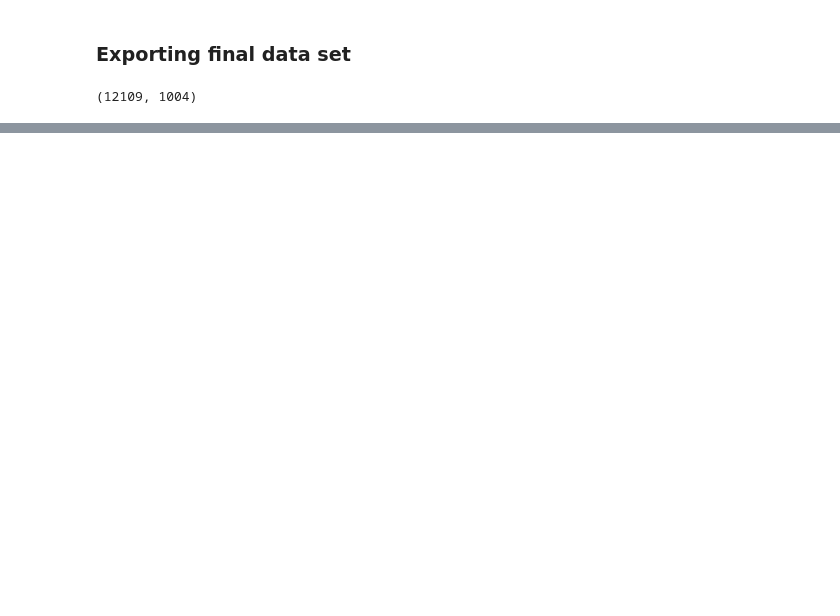
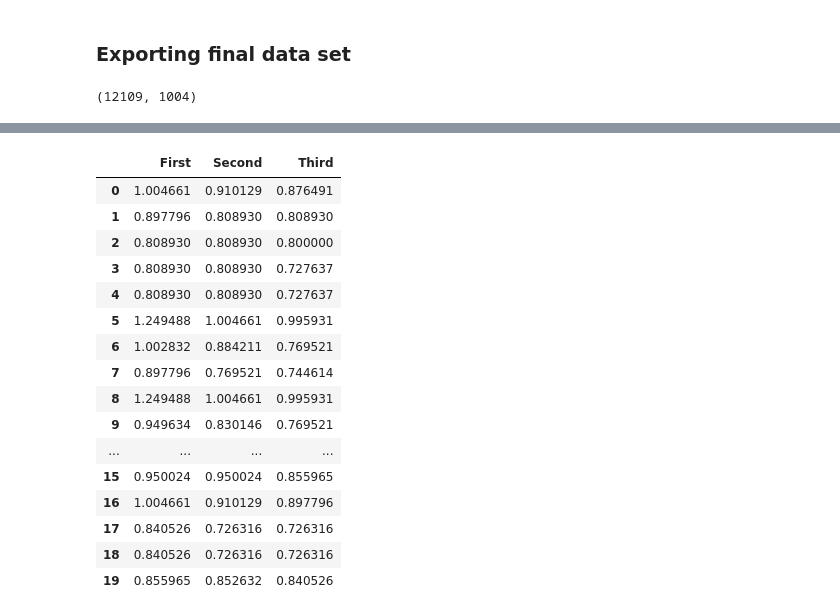
Before and after one commit to Evan-Callaghan/CPSC-453-Seminar, a Jupyter notebook: Project Items/Blockbuster_Clean.ipynb, the cells around one changed output, grey strips where cells are left out. Drawn from its saved outputs; the diff is of its cells as text; code cells hidden in the pictures; blank space fills up the shorter version.

```diff
--- a/Project Items/Blockbuster_Clean.ipynb
+++ b/Project Items/Blockbuster_Clean.ipynb
@@ -202,7 +202,7 @@ movie.shape
 # %%
 movie.to_csv('blockbuster.csv', index = False)
 # %%
-movies = movie.iloc[0:5000,:]
+movies = movie.iloc[0:100,:]
 movies_temp = movies.iloc[:, 12:]
 # %%
 ## Computing the Euclidean distances for all observations
@@ -220,13 +220,13 @@ results = pd.DataFrame(columns = ['First', 'Second', 'Third'])
 for i in range(0, movies_temp.shape[0]):
     top_5 = np.argsort(D[:, i])[1:6]
 
-    empty = pd.DataFrame(columns = ['First', 'Second', 'Third', 'Fourth', 'Fifth'])
-    empty.loc[0] = top_5
-    empty.loc[1] = [movies.loc[top_5[0], 'Popularity_Score'], movies.loc[top_5[1], 'Popularity_Score'], movies.loc[top_5[2], 'Popularity_Score'],
+    empty = pd.DataFrame(columns = ['First', 'Second'])
+    empty['First'] = top_5
+    empty['Second'] = [movies.loc[top_5[0], 'Popularity_Score'], movies.loc[top_5[1], 'Popularity_Score'], movies.loc[top_5[2], 'Popularity_Score'],
              movies.loc[top_5[3], 'Popularity_Score'], movies.loc[top_5[4], 'Popularity_Score']]
 
-    empty = empty.sort_values(by = 1, axis = 1, ascending = False)
-    listy = empty.loc[0].tolist()
+    empty = empty.sort_values(by = 'Second', axis = 0, ascending = False)
+    listy = empty['First'].tolist()
 
     results.loc[i] = [movies.loc[listy[0], 'Popularity_Score'], movies.loc[listy[1], 'Popularity_Score'],
                       movies.loc[listy[2], 'Popularity_Score']]
@@ -242,2 +242,20 @@ empty.loc[0].tolist()
 # %%
-results.head()
+results.head(20)
+# %% [output]
+|  | First | Second | Third |
+| 0 | 1.004661 | 0.910129 | 0.876491 |
+| 1 | 0.897796 | 0.808930 | 0.808930 |
+| 2 | 0.808930 | 0.808930 | 0.800000 |
+| 3 | 0.808930 | 0.808930 | 0.727637 |
+| 4 | 0.808930 | 0.808930 | 0.727637 |
+| 5 | 1.249488 | 1.004661 | 0.995931 |
+| 6 | 1.002832 | 0.884211 | 0.769521 |
+| 7 | 0.897796 | 0.769521 | 0.744614 |
+| 8 | 1.249488 | 1.004661 | 0.995931 |
+| 9 | 0.949634 | 0.830146 | 0.769521 |
+| ... | ... | ... | ... |
+| 15 | 0.950024 | 0.950024 | 0.855965 |
+| 16 | 1.004661 | 0.910129 | 0.897796 |
+| 17 | 0.840526 | 0.726316 | 0.726316 |
+| 18 | 0.840526 | 0.726316 | 0.726316 |
+| 19 | 0.855965 | 0.852632 | 0.840526 |
```
Also changed, not shown: parts of 5 cells of this notebook, 2 other files.
